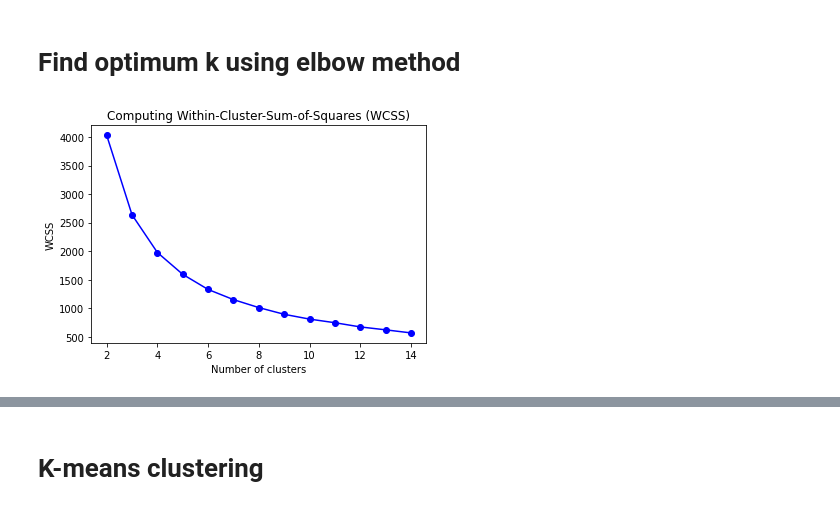
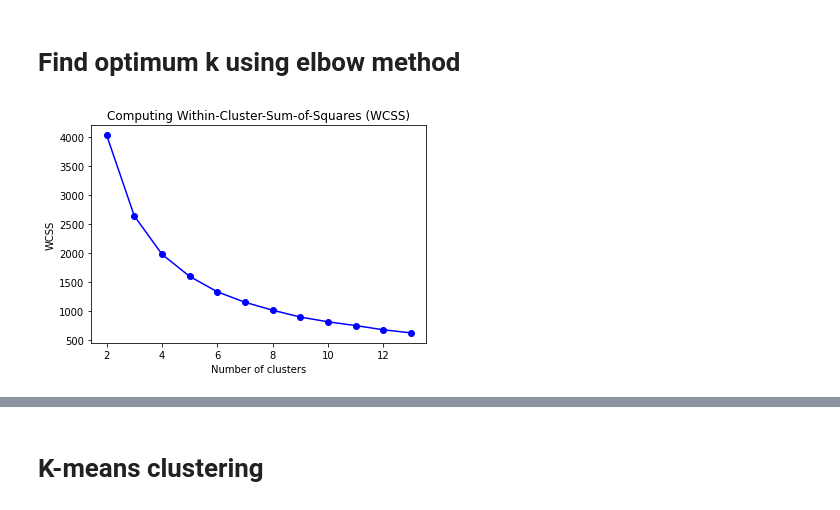
Before and after one commit to ekaratnida/Automated_Tools-, a Jupyter notebook: Mini-bads3/Module3_5.ipynb, the cells around one changed output, grey strips where cells are left out. Cells and saved outputs as stored; diff of their text form; code cells hidden in the pictures.

```diff
--- a/Mini-bads3/Module3_5.ipynb
+++ b/Mini-bads3/Module3_5.ipynb
@@ -58,20 +84,20 @@ df_std.head(5)
 # %%
 from sklearn.cluster import KMeans
 # Use the Elbow method to find a good number of clusters using Within-Cluster-Sum-of-Squares (WCSS)
 wcss = []
-N = range(2, 15)
+N = range(2, 14)
 for i in N:
-    kmeans = KMeans(n_clusters=i)
-    kmeans.fit_predict(df_std)
-    wcss.append(kmeans.inertia_)
+    model = KMeans(n_clusters=i)
+    model.fit_predict(df_std)
+    wcss.append(model.inertia_)
 
 plt.plot(N, wcss, 'bo-')
 plt.title("Computing Within-Cluster-Sum-of-Squares (WCSS)")
 plt.xlabel("Number of clusters")
 plt.ylabel("WCSS")
 plt.show()
 # %% [output]
-[figure, old version]
+[figure, new version]
 # %%
 from sklearn.metrics import silhouette_samples, silhouette_score
 import matplotlib.cm as cm
```
Also changed, not shown: parts of 14 cells of this notebook.
